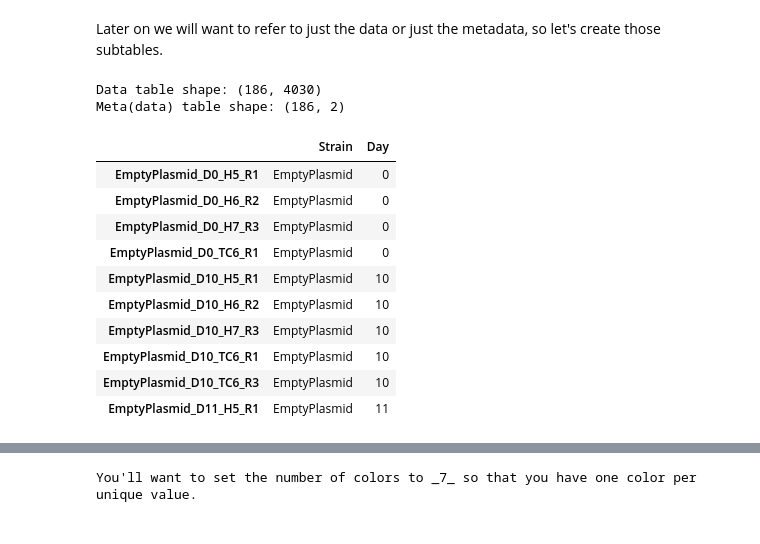
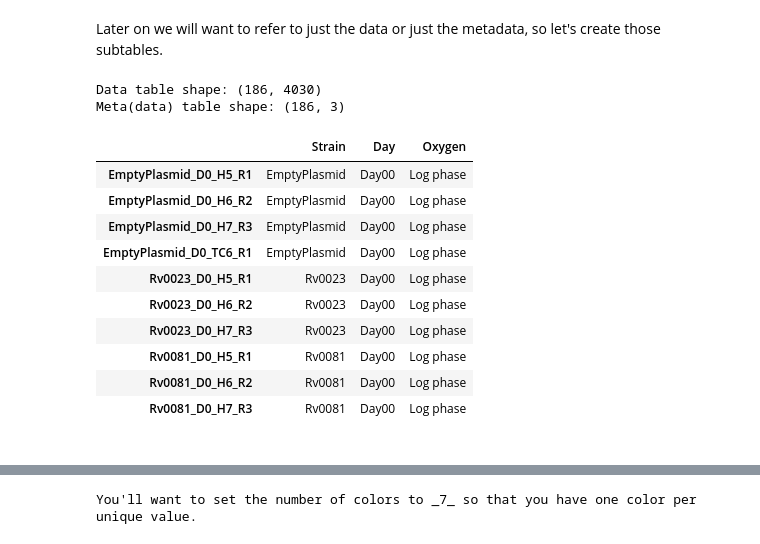
Before and after one commit to trustad/TBseqOmatic, a Jupyter notebook: RNAseq analysis worksheet.ipynb, the cells around one changed output, grey strips where cells are left out. Cells and saved outputs as stored; diff of their text form; code cells hidden in the pictures.

```diff
--- a/RNAseq analysis worksheet.ipynb
+++ b/RNAseq analysis worksheet.ipynb
@@ -170,25 +168,27 @@ Later on we will want to refer to just the data or just the metadata, so let's c
 # %%
 ## split the 'df' dataframe into data and metadata
 data = df.iloc[:,FIRST_DATA_COL:]
-meta = df.iloc[:,:FIRST_DATA_COL-1]
+meta = df.iloc[:,:FIRST_DATA_COL]
 
 ## take a look at the resulting tables to make sure they look right.
 print ("Data table shape:",data.shape)
 print ("Meta(data) table shape:",meta.shape)
 
 meta.iloc[:10,:]
 # %% [output]
 Data table shape: (186, 4030)
-Meta(data) table shape: (186, 2)
+Meta(data) table shape: (186, 3)
-|  | Strain | Day |
-| EmptyPlasmid_D0_H5_R1 | EmptyPlasmid | 0 |
-| EmptyPlasmid_D0_H6_R2 | EmptyPlasmid | 0 |
-| EmptyPlasmid_D0_H7_R3 | EmptyPlasmid | 0 |
-| EmptyPlasmid_D0_TC6_R1 | EmptyPlasmid | 0 |
-| EmptyPlasmid_D10_H5_R1 | EmptyPlasmid | 10 |
-| EmptyPlasmid_D10_H6_R2 | EmptyPlasmid | 10 |
-| EmptyPlasmid_D10_H7_R3 | EmptyPlasmid | 10 |
-| EmptyPlasmid_D10_TC6_R1 | EmptyPlasmid | 10 |
-| EmptyPlasmid_D10_TC6_R3 | EmptyPlasmid | 10 |
-| EmptyPlasmid_D11_H5_R1 | EmptyPlasmid | 11 |
+|  | Strain | Day | Oxygen |
+| EmptyPlasmid_D0_H5_R1 | EmptyPlasmid | Day00 | Log phase |
+| EmptyPlasmid_D0_H6_R2 | EmptyPlasmid | Day00 | Log phase |
+| EmptyPlasmid_D0_H7_R3 | EmptyPlasmid | Day00 | Log phase |
+| EmptyPlasmid_D0_TC6_R1 | EmptyPlasmid | Day00 | Log phase |
+| Rv0023_D0_H5_R1 | Rv0023 | Day00 | Log phase |
+| Rv0023_D0_H6_R2 | Rv0023 | Day00 | Log phase |
+| Rv0023_D0_H7_R3 | Rv0023 | Day00 | Log phase |
+| Rv0081_D0_H5_R1 | Rv0081 | Day00 | Log phase |
+| Rv0081_D0_H6_R2 | Rv0081 | Day00 | Log phase |
+| Rv0081_D0_H7_R3 | Rv0081 | Day00 | Log phase |
+# %% [markdown]
+<a id = 'Colors'></a>
 # %% [markdown]
```
Also changed, not shown: parts of 29 cells of this notebook, 1 other file.
